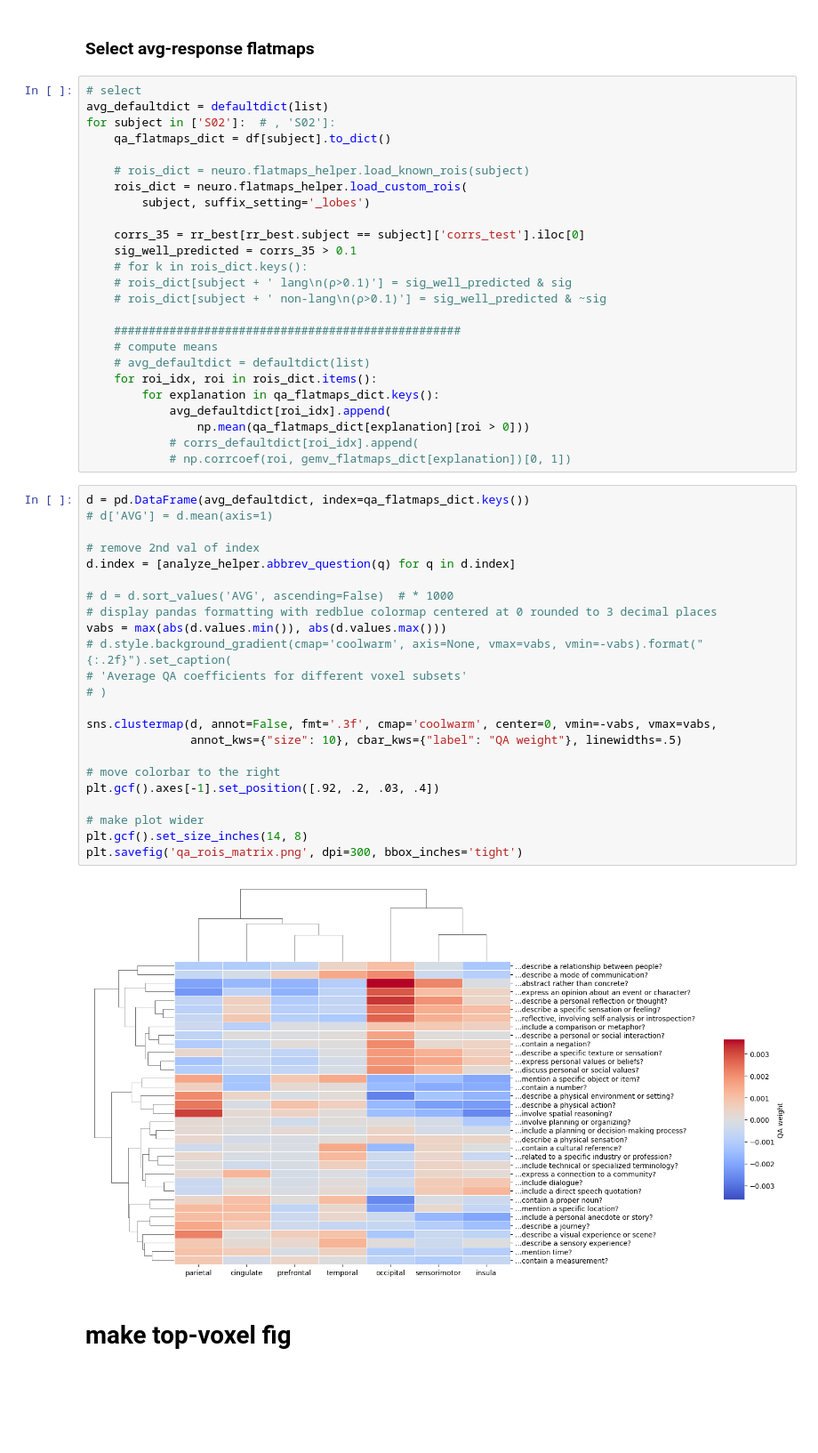
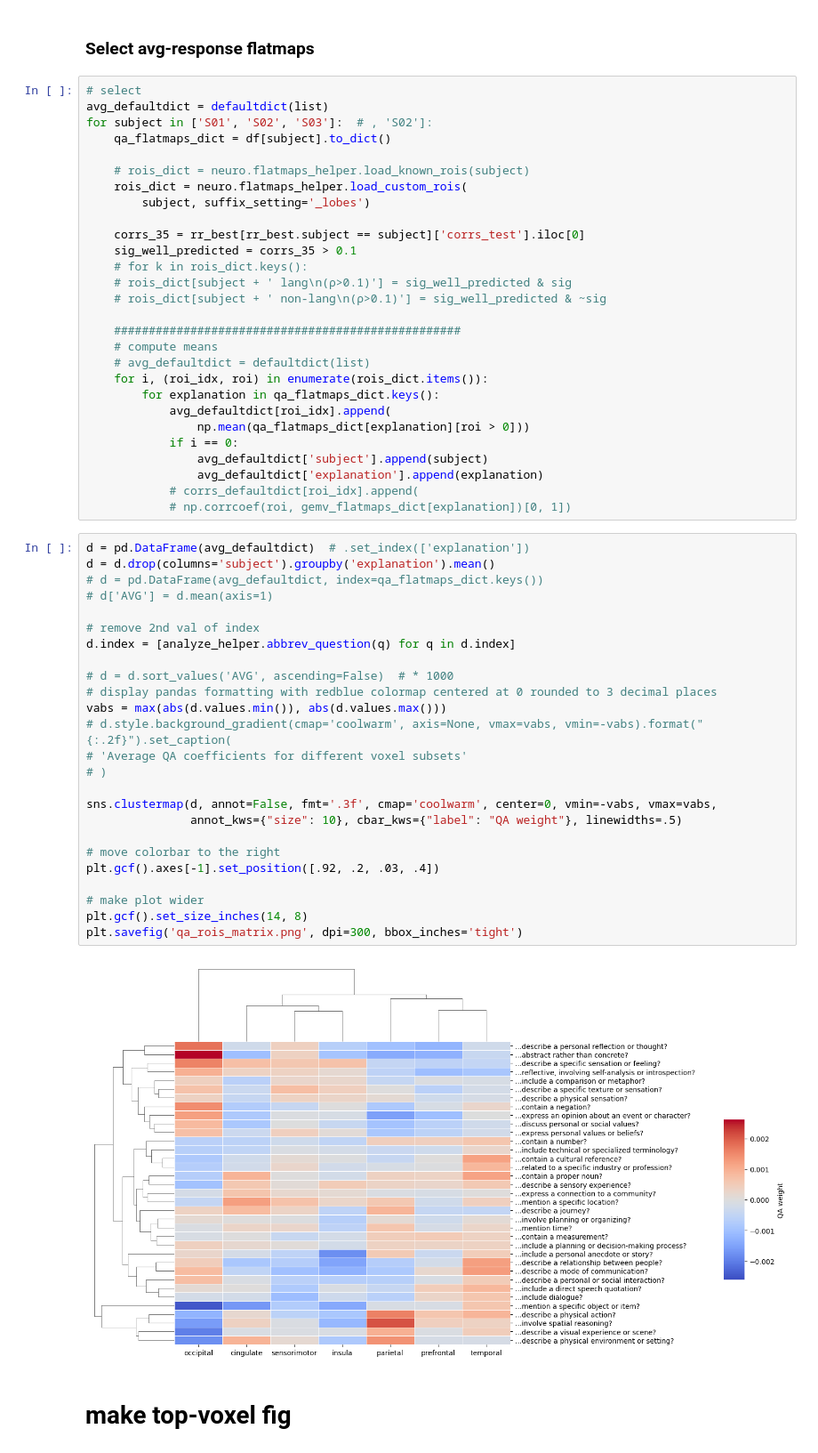
Before and after one commit to patrickmineault/automated-brain-explanations, a Jupyter notebook: notebooks/4_qa_analyze/08_qa_rois.ipynb, the cells around one changed output. Shown at 89% size. Saved outputs shown, nothing was run; the diff lists cells and outputs as text; blank space fills up the shorter version.

Commit message:
update roixweight heatmap

```diff
--- a/notebooks/4_qa_analyze/08_qa_rois.ipynb
+++ b/notebooks/4_qa_analyze/08_qa_rois.ipynb
@@ -87,7 +87,7 @@ rr_best = rr[(rr.pc_components == 100) *
 # %%
 # select
 avg_defaultdict = defaultdict(list)
-for subject in ['S02']:  # , 'S02']:
+for subject in ['S01', 'S02', 'S03']:  # , 'S02']:
     qa_flatmaps_dict = df[subject].to_dict()
 
     # rois_dict = neuro.flatmaps_helper.load_known_rois(subject)
@@ -103,37 +103,42 @@ for subject in ['S02']:  # , 'S02']:
     ##################################################
     # compute means
     # avg_defaultdict = defaultdict(list)
-    for roi_idx, roi in rois_dict.items():
+    for i, (roi_idx, roi) in enumerate(rois_dict.items()):
         for explanation in qa_flatmaps_dict.keys():
             avg_defaultdict[roi_idx].append(
                 np.mean(qa_flatmaps_dict[explanation][roi > 0]))
+            if i == 0:
+                avg_defaultdict['subject'].append(subject)
+                avg_defaultdict['explanation'].append(explanation)
             # corrs_defaultdict[roi_idx].append(
             # np.corrcoef(roi, gemv_flatmaps_dict[explanation])[0, 1])
 # %%
-d = pd.DataFrame(avg_defaultdict, index=qa_flatmaps_dict.keys())
+d = pd.DataFrame(avg_defaultdict)  # .set_index(['explanation'])
+d = d.drop(columns='subject').groupby('explanation').mean()
+# d = pd.DataFrame(avg_defaultdict, index=qa_flatmaps_dict.keys())
 # d['AVG'] = d.mean(axis=1)
 
 # remove 2nd val of index
 d.index = [analyze_helper.abbrev_question(q) for q in d.index]
 
 # d = d.sort_values('AVG', ascending=False)  # * 1000
 # display pandas formatting with redblue colormap centered at 0 rounded to 3 decimal places
 vabs = max(abs(d.values.min()), abs(d.values.max()))
 # d.style.background_gradient(cmap='coolwarm', axis=None, vmax=vabs, vmin=-vabs).format("{:.2f}").set_caption(
 # 'Average QA coefficients for different voxel subsets'
 # )
 
 sns.clustermap(d, annot=False, fmt='.3f', cmap='coolwarm', center=0, vmin=-vabs, vmax=vabs,
                annot_kws={"size": 10}, cbar_kws={"label": "QA weight"}, linewidths=.5)
 
 # move colorbar to the right
 plt.gcf().axes[-1].set_position([.92, .2, .03, .4])
 
 # make plot wider
 plt.gcf().set_size_inches(14, 8)
 plt.savefig('qa_rois_matrix.png', dpi=300, bbox_inches='tight')
 # %% [output]
-[figure, old version]
+[figure, new version]
 # %% [markdown]
 # make top-voxel fig
 # %%
```
